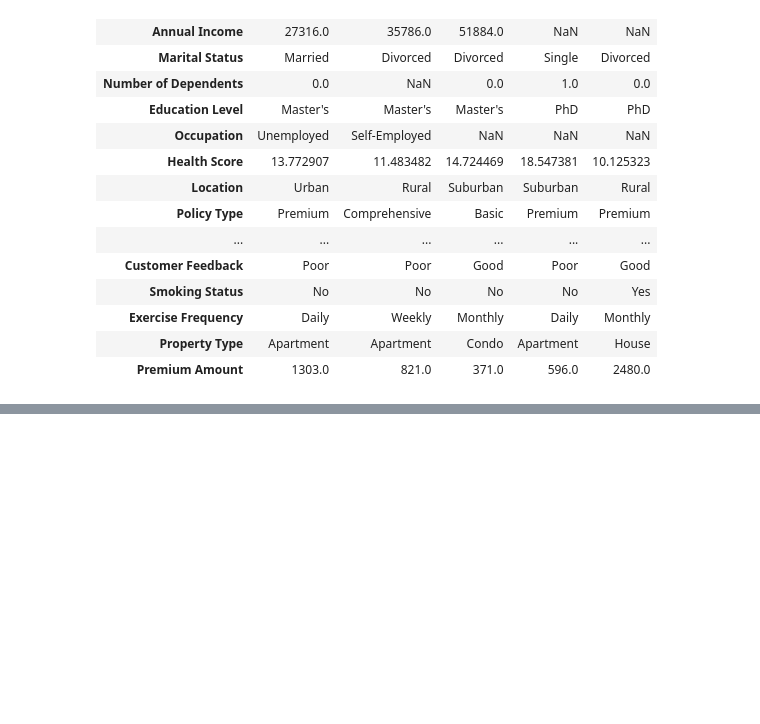
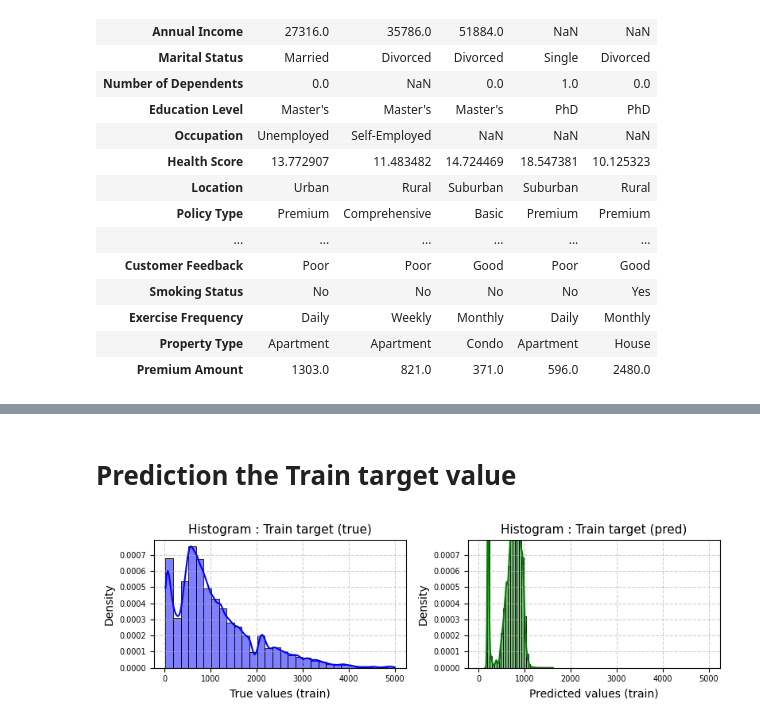
Before and after one commit to wang900115/Kaggle, a Jupyter notebook: Insurance/model.ipynb, the cells around one changed output, grey strips where cells are left out. Saved outputs shown, nothing was run; the diff lists cells and outputs as text; code cells hidden in the pictures; blank space fills up the shorter version.

Commit message:
Upload first project for insurance prediction

```diff
--- a/Insurance/model.ipynb
+++ b/Insurance/model.ipynb
@@ -39,0 +297,6 @@ print(f'Data type: {train[target_column].dtype}')
+# %%
+X_train = train.drop([target_column],axis=1)
+y_train = train[target_column]
+y_train_log = np.log1p(y_train)
+
+display(X_train.dtypes, y_train.dtypes, y_train_log.dtypes)
@@ -39,0 +392,35 @@ print(f'Data type: {train[target_column].dtype}')
+# %% [markdown]
+# Prediction the Train target value
+# %%
+y_train_pred_log = search.predict(X_train)
+y_train_pred = np.expm1(y_train_pred_log)
+# %%
+def plot_histogram(data, title, xlabel, color, x_limits=None, y_limits=None):
+    sns.histplot(data, kde=True, bins=30, color=color, stat='density')
+    plt.title(title, fontsize=11)
+    plt.xlabel(xlabel, fontsize=10)
+    plt.ylabel('Density', fontsize=10)
+    plt.tick_params(axis='both', which='major', labelsize=7)
+    plt.grid(True, linestyle='--', alpha=0.6)
+    if x_limits:
+        plt.xlim(x_limits)
+    if y_limits:
+        plt.ylim(y_limits)
+
+plt.figure(figsize=(12, 2.5))
+
+# Plot 1: True values (train)
+plt.subplot(1, 3, 1)
+plot_histogram(y_train, title='Histogram : Train target (true)', xlabel='True values (train)', color='blue')
+x_limits = plt.gca().get_xlim()
+y_limits = plt.gca().get_ylim()
+
+# Plot 2: Predicted values (train)
+plt.subplot(1, 3, 2)
+plot_histogram(y_train_pred, title='Histogram : Train target (pred)',
+               xlabel='Predicted values (train)', color='green', x_limits=x_limits, y_limits=y_limits)
+
+plt.tight_layout()
+plt.show()
+# %% [output]
+[figure, added]
```
Also changed, not shown: parts of 37 cells of this notebook, 1 other file.
